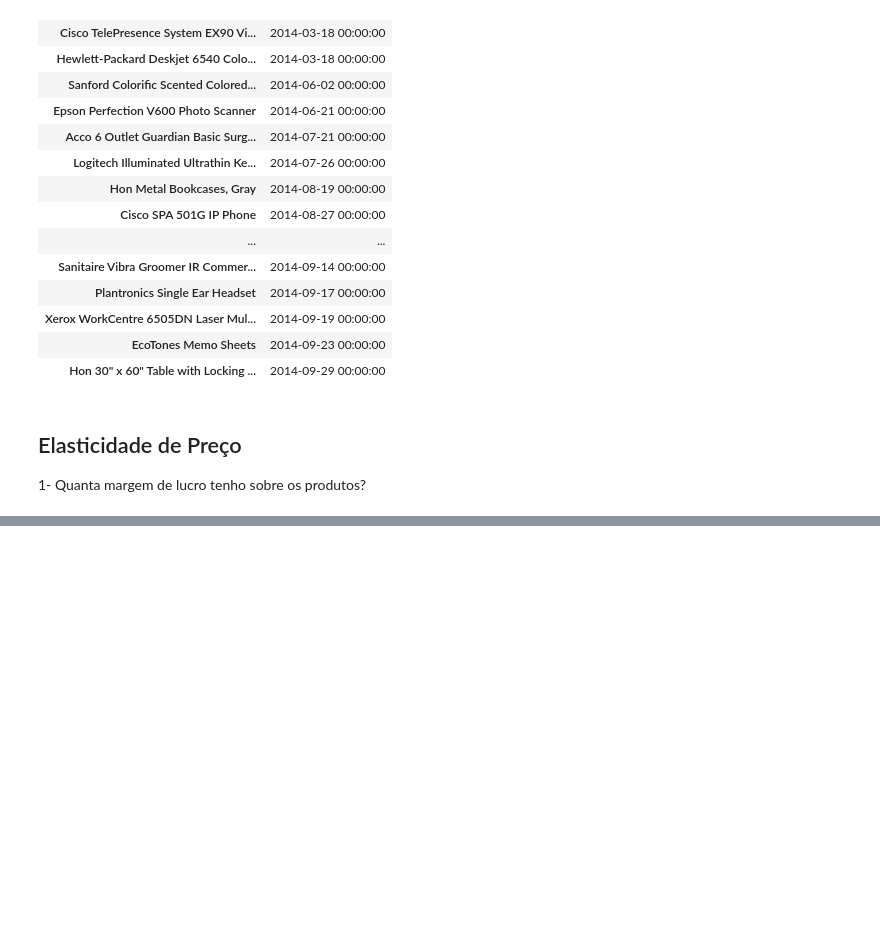
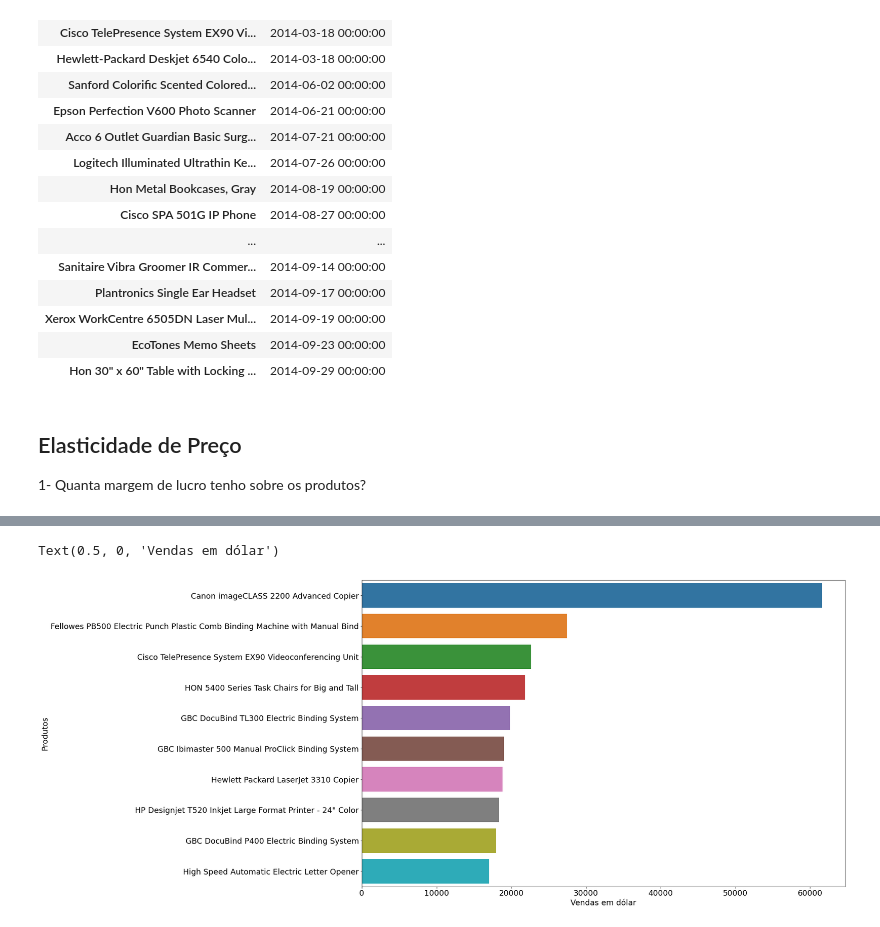
Before and after one commit to Victor-P-Martins/E-commerce_Analysis, a Jupyter notebook: Projeto Analise de dados e BI E-Commerce.ipynb, the cells around one changed output, grey strips where cells are left out. Saved outputs shown, nothing was run; the diff lists cells and outputs as text; code cells hidden in the pictures; blank space fills up the shorter version.

```diff
--- a/Projeto Analise de dados e BI E-Commerce.ipynb
+++ b/Projeto Analise de dados e BI E-Commerce.ipynb
@@ -861,0 +701,3 @@ df.groupby(df['Nome do Produto'], as_index = False)['Valor do Pedido'].sum().sor
+# %%
+top10_produc_vendas_dolar = df.groupby(df["Nome do Produto"], as_index = False)["Valor do Pedido"].sum().sort_values(by = "Valor do Pedido",ascending = False)
+top10_produc_vendas_dolar[:10]
@@ -861,0 +716,11 @@ df.groupby(df['Nome do Produto'], as_index = False)['Valor do Pedido'].sum().sor
+# %%
+
+plt.figure(figsize =(20,13))
+sns_plot = sb.barplot(x = "Valor do Pedido",y = "Nome do Produto", data = top10_produc_vendas_dolar[:10])
+plt.xticks(fontsize=18)
+plt.yticks(fontsize=18)
+plt.ylabel("Produtos",fontsize=18)
+plt.xlabel("Vendas em dólar",fontsize=18)
+# %% [output]
+Text(0.5, 0, 'Vendas em dólar')
+[figure, added]
```
Also changed, not shown: parts of 92 cells of this notebook.
